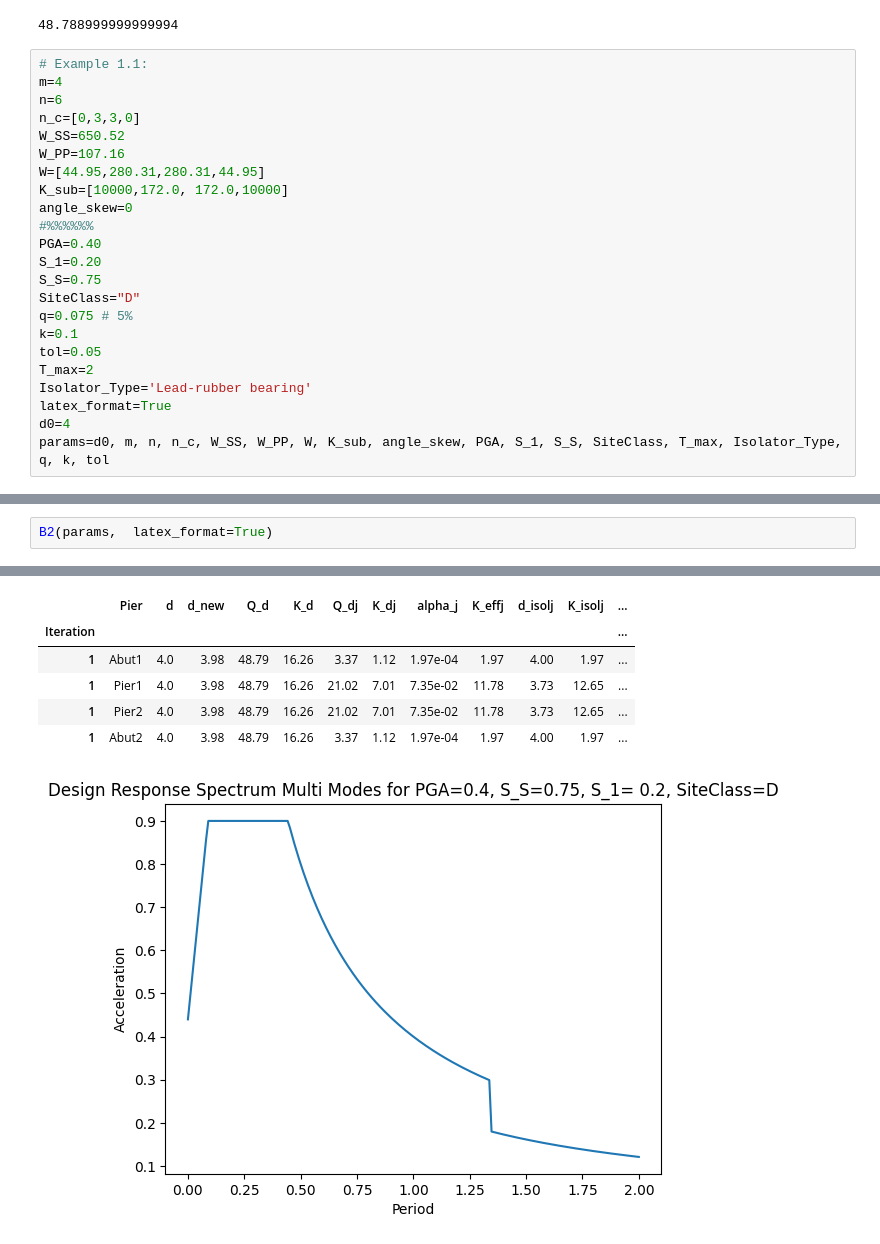
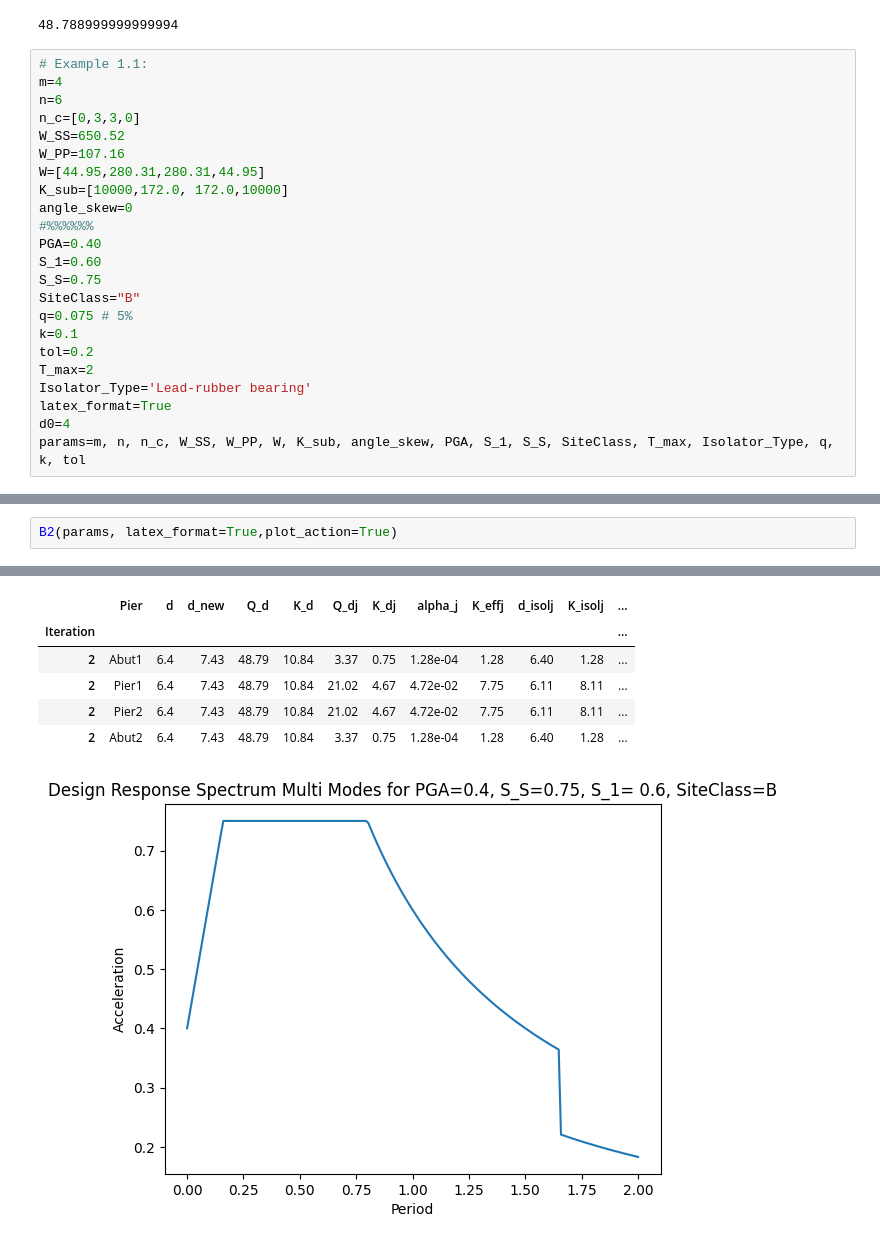
Before and after one commit to CFCSL/BASE-ISOLATION, a Jupyter notebook: Samples.ipynb, the cells around one changed output, grey strips where cells are left out. Cells and saved outputs as stored; diff of their text form.

```diff
--- a/Samples.ipynb
+++ b/Samples.ipynb
@@ -22,15 +23,15 @@ K_sub=[10000,172.0, 172.0,10000]
 angle_skew=0
 #%%%%%%
 PGA=0.40
-S_1=0.20
+S_1=0.60
 S_S=0.75
-SiteClass="D"
+SiteClass="B"
 q=0.075 # 5%
 k=0.1
-tol=0.05
+tol=0.2
 T_max=2
 Isolator_Type='Lead-rubber bearing'
 latex_format=True
 d0=4
-params=d0, m, n, n_c, W_SS, W_PP, W, K_sub, angle_skew, PGA, S_1, S_S, SiteClass, T_max, Isolator_Type, q, k, tol
+params=m, n, n_c, W_SS, W_PP, W, K_sub, angle_skew, PGA, S_1, S_S, SiteClass, T_max, Isolator_Type, q, k, tol
 # %%
@@ -78,3 +68,3 @@ df1
 # %%
-B2(params,  latex_format=True)
+B2(params, latex_format=True,plot_action=True)
 # %% [output]
@@ -84,7 +74,7 @@ The minimum displacement requirement given by: d_min= 3.25
 |  | Pier | d | d_new | Q_d | K_d | Q_dj | K_dj | alpha_j | K_effj | d_isolj | K_isolj | ... |
 | Iteration |  |  |  |  |  |  |  |  |  |  |  | ... |
-| 1 | Abut1 | 4.0 | 3.98 | 48.79 | 16.26 | 3.37 | 1.12 | 1.97e-04 | 1.97 | 4.00 | 1.97 | ... |
-| 1 | Pier1 | 4.0 | 3.98 | 48.79 | 16.26 | 21.02 | 7.01 | 7.35e-02 | 11.78 | 3.73 | 12.65 | ... |
-| 1 | Pier2 | 4.0 | 3.98 | 48.79 | 16.26 | 21.02 | 7.01 | 7.35e-02 | 11.78 | 3.73 | 12.65 | ... |
-| 1 | Abut2 | 4.0 | 3.98 | 48.79 | 16.26 | 3.37 | 1.12 | 1.97e-04 | 1.97 | 4.00 | 1.97 | ... |
+| 2 | Abut1 | 6.4 | 7.43 | 48.79 | 10.84 | 3.37 | 0.75 | 1.28e-04 | 1.28 | 6.40 | 1.28 | ... |
+| 2 | Pier1 | 6.4 | 7.43 | 48.79 | 10.84 | 21.02 | 4.67 | 4.72e-02 | 7.75 | 6.11 | 8.11 | ... |
+| 2 | Pier2 | 6.4 | 7.43 | 48.79 | 10.84 | 21.02 | 4.67 | 4.72e-02 | 7.75 | 6.11 | 8.11 | ... |
+| 2 | Abut2 | 6.4 | 7.43 | 48.79 | 10.84 | 3.37 | 0.75 | 1.28e-04 | 1.28 | 6.40 | 1.28 | ... |
-[figure, old version]
+[figure, new version]
```
Also changed, not shown: parts of 7 cells of this notebook, 3 other files.
